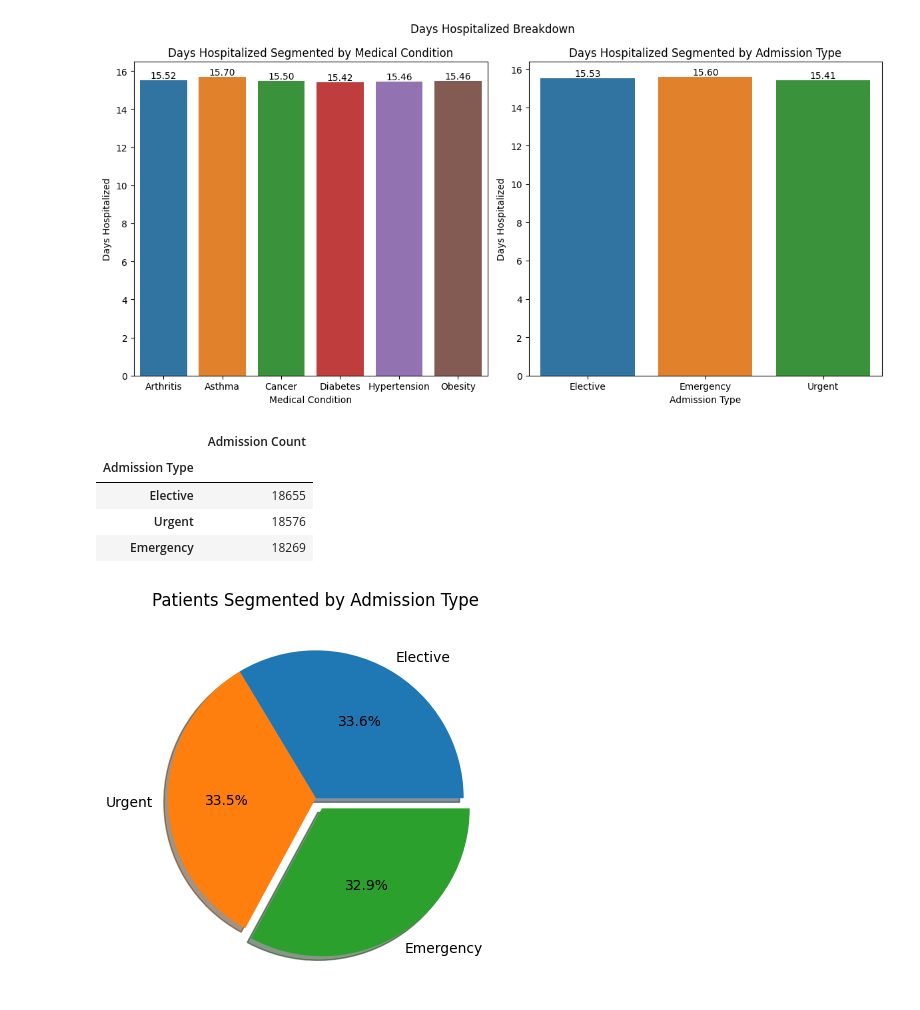
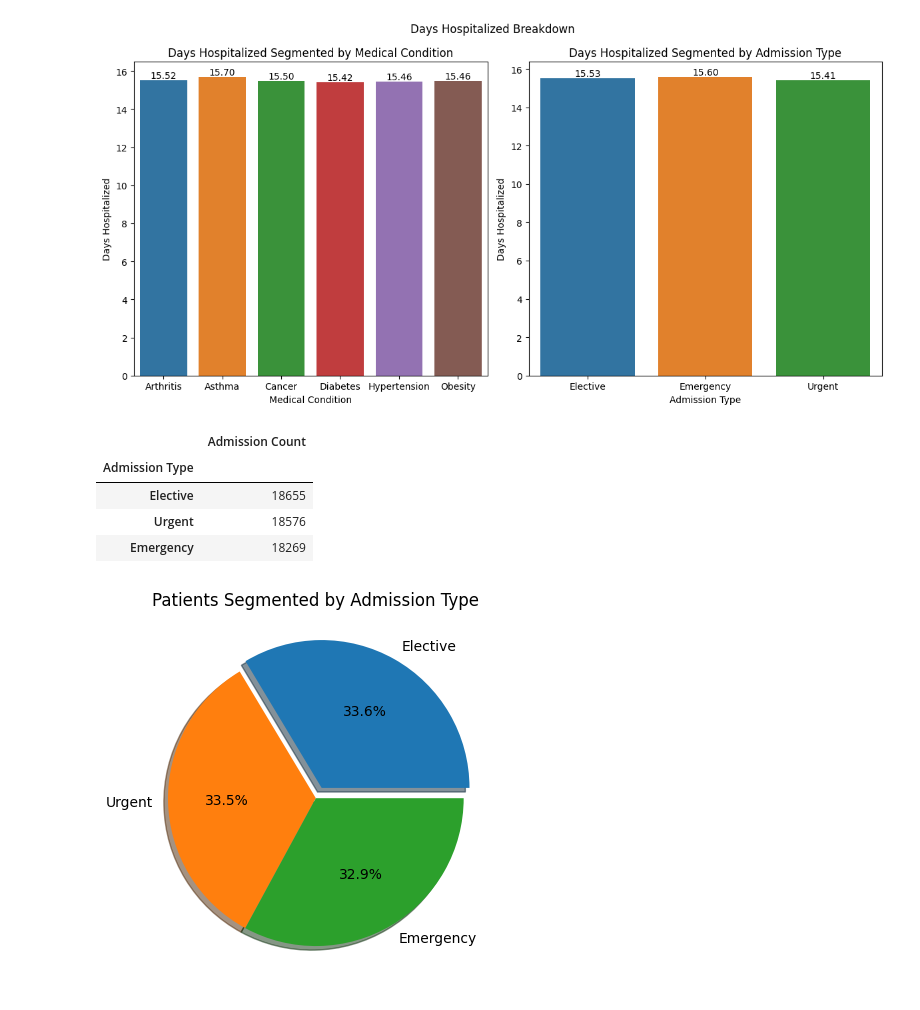
Before and after one commit to JourdonLynch/Healthcare_Analysis, a Jupyter notebook: hospital-data-breakdown.ipynb, the cells around one changed output. Cells and saved outputs as stored; diff of their text form; code cells hidden in the pictures.

```diff
--- a/hospital-data-breakdown.ipynb
+++ b/hospital-data-breakdown.ipynb
@@ -445,24 +446,24 @@ plt.show()
 # %%
 #Grouping patients by admission type
 admission_count = df['Admission Type'].value_counts()
 display(admission_count.to_frame(name = 'Admission Count'))
 
 # Creating plot title
 plt.title('Patients Segmented by Admission Type')
 admission_label = ['Elective','Urgent','Emergency']
 
 
 # Creating pie chart of patients segmented by admission type
-a_explode = (0,0,0.08)
+a_explode = (0.08,0,0)
 ax = plt.pie(admission_count,labels = admission_label, explode = a_explode, autopct='%1.1f%%', shadow=True)
 
 
 #Visualising plot
 plt.show()
 # %% [output]
 |  | Admission Count |
 | Admission Type |  |
 | Elective | 18655 |
 | Urgent | 18576 |
 | Emergency | 18269 |
-[figure, old version]
+[figure, new version]
```
Also changed, not shown: parts of 5 cells of this notebook.
